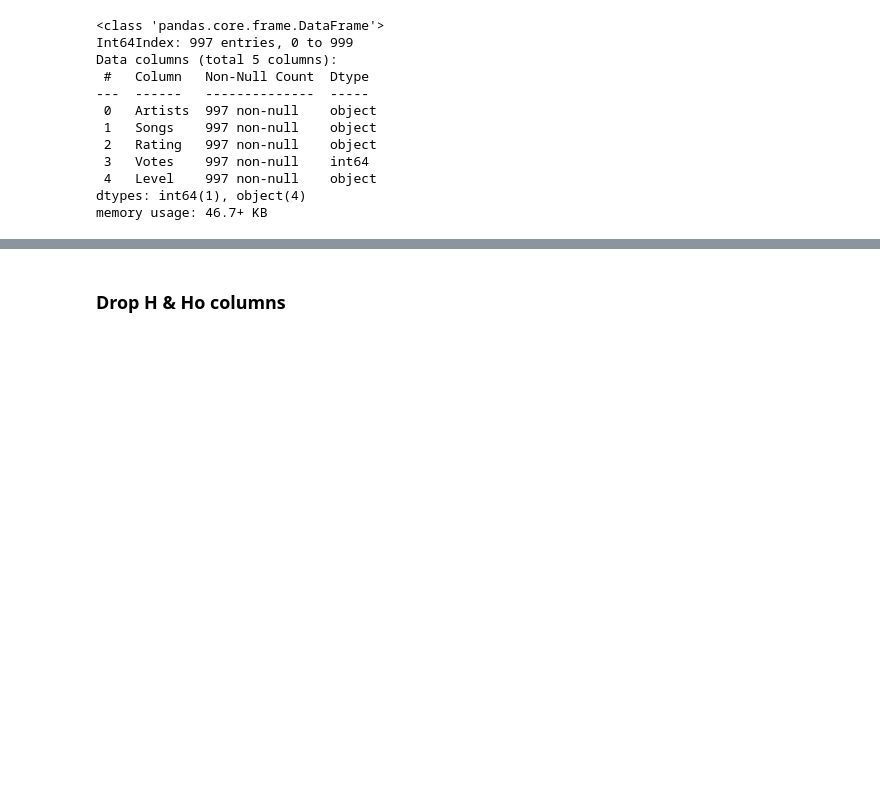
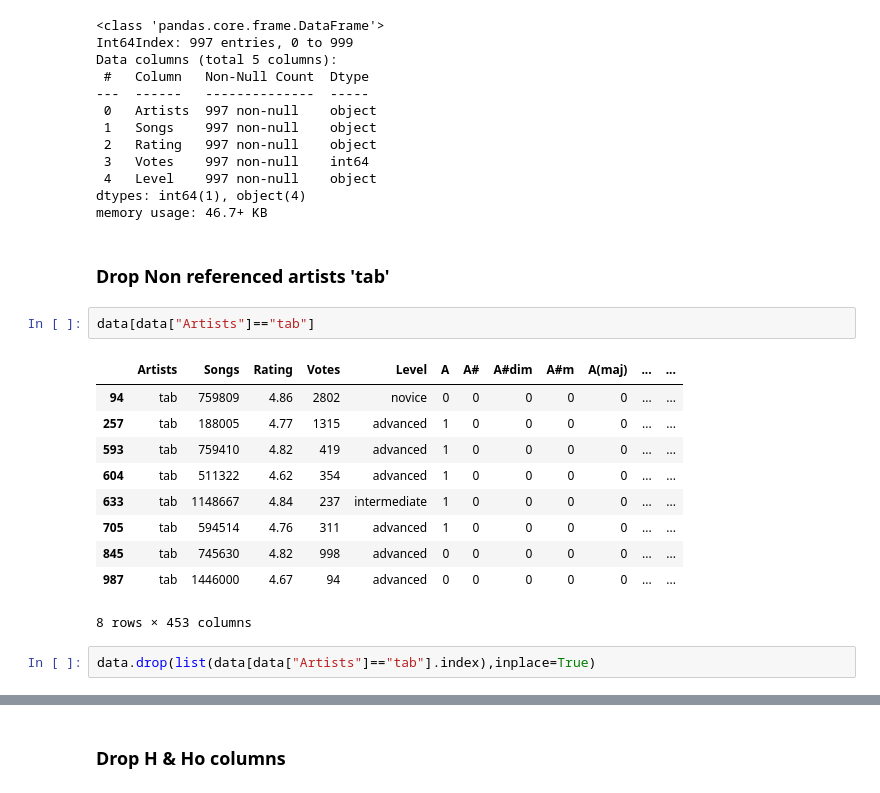
Before and after one commit to ErwanDB/Project-Week-5-Your-Own-Project, a Jupyter notebook: your-project/Data_cleaning.ipynb, the cells around one changed output, grey strips where cells are left out. Saved outputs shown, nothing was run; the diff lists cells and outputs as text; blank space fills up the shorter version.

```diff
--- a/your-project/Data_cleaning.ipynb
+++ b/your-project/Data_cleaning.ipynb
@@ -73,3 +73,20 @@ Data columns (total 5 columns):
  4   Level    997 non-null    object
 dtypes: int64(1), object(4)
 memory usage: 46.7+ KB
+# %% [markdown]
+### Drop Non referenced artists 'tab'
+# %%
+data[data["Artists"]=="tab"]
+# %% [output]
+|  | Artists | Songs | Rating | Votes | Level | A | A# | A#dim | A#m | A(maj) | ... | ... |
+| 94 | tab | 759809 | 4.86 | 2802 | novice | 0 | 0 | 0 | 0 | 0 | ... | ... |
+| 257 | tab | 188005 | 4.77 | 1315 | advanced | 1 | 0 | 0 | 0 | 0 | ... | ... |
+| 593 | tab | 759410 | 4.82 | 419 | advanced | 1 | 0 | 0 | 0 | 0 | ... | ... |
+| 604 | tab | 511322 | 4.62 | 354 | advanced | 1 | 0 | 0 | 0 | 0 | ... | ... |
+| 633 | tab | 1148667 | 4.84 | 237 | intermediate | 1 | 0 | 0 | 0 | 0 | ... | ... |
+| 705 | tab | 594514 | 4.76 | 311 | advanced | 1 | 0 | 0 | 0 | 0 | ... | ... |
+| 845 | tab | 745630 | 4.82 | 998 | advanced | 0 | 0 | 0 | 0 | 0 | ... | ... |
+| 987 | tab | 1446000 | 4.67 | 94 | advanced | 0 | 0 | 0 | 0 | 0 | ... | ... |
+8 rows × 453 columns
+# %%
+data.drop(list(data[data["Artists"]=="tab"].index),inplace=True)
```
Also changed, not shown: parts of 9 cells of this notebook, 8 other files.
